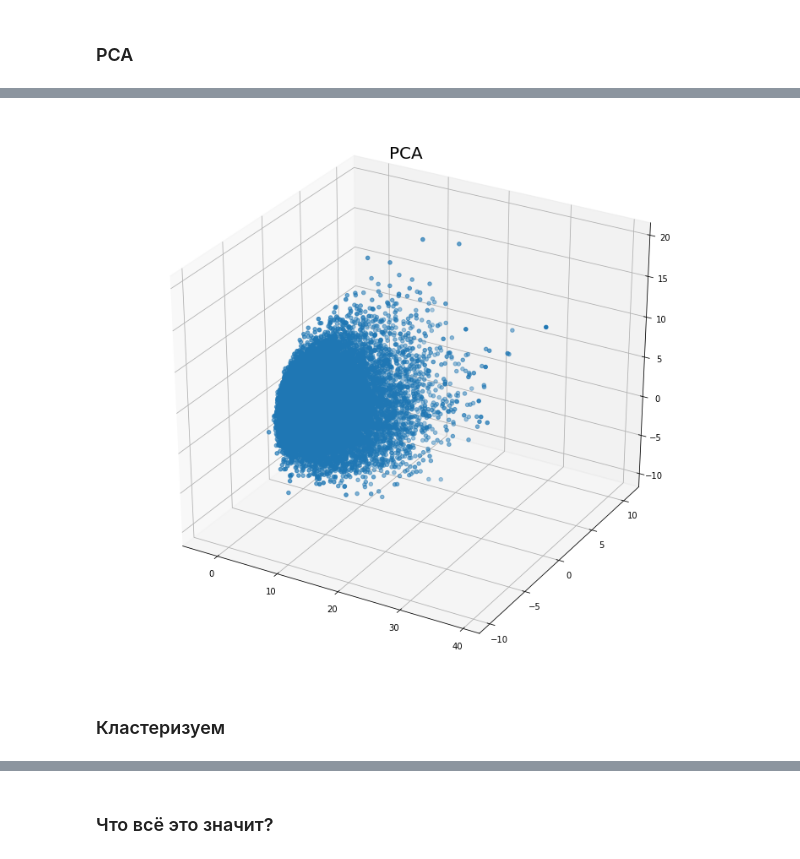
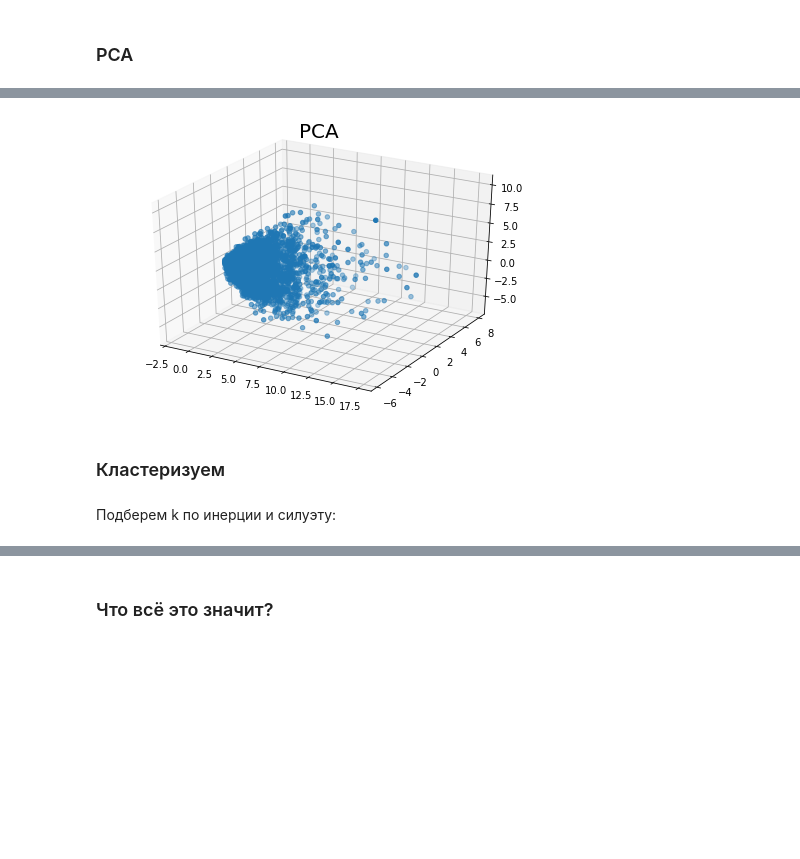
Before and after one commit to Dahuginn/HW_ML2020, a Jupyter notebook: [Mosina]HWProject_AnimeRecommendations.ipynb, the cells around one changed output, grey strips where cells are left out. Drawn from its saved outputs; the diff is of its cells as text; code cells hidden in the pictures; blank space fills up the shorter version.

```diff
--- a/[Mosina]HWProject_AnimeRecommendations.ipynb
+++ b/[Mosina]HWProject_AnimeRecommendations.ipynb
@@ -212,2 +165,9 @@ merged_clust['mean_rating'] = rating_mean['rating']
 # %%
 merged_clust.dropna(inplace=True)
+# %%
+rating_mean = rating.groupby(['user_id']).mean().reset_index()
+rating_mean['mean_rating'] = rating_mean['rating']
+rating_mean.drop(['anime_id','rating'],axis=1, inplace=True)
+merged_clust = pd.merge(merged_clust, rating_mean,on=['user_id','user_id'])
+merged_clust = merged_clust.drop(merged_clust[merged_clust['user_rating'] < merged_clust['mean_rating']].index)
+merged_clust.shape
@@ -223,3 +186,0 @@ merged_clust.head()
-# %%
-merged_clust = merged_clust.drop(merged_clust[merged_clust.user_rating < merged_clust.mean_rating].index)
-merged_clust.head()
@@ -239,3 +187,4 @@ merged_clust.head()
+# %%
+merged_clust_ = merged_clust[merged_clust['user_id'] <= 10000]
 # %%
-user_anime = pd.crosstab(merged['user_id'], merged['name'])
-user_anime.head()
+user_anime = pd.crosstab(merged_clust_['user_id'], merged_clust_['name'])
@@ -288,16 +223,16 @@ print(f'Было {user_anime.shape}, стало {ps.shape}')
 # %%
 tocluster = pd.DataFrame(ps[[0,1,2]])
-plt.rcParams['figure.figsize'] = (10, 9)
-
 
 fig = plt.figure()
 ax = Axes3D(fig)
 ax.scatter(tocluster[0], tocluster[2], tocluster[1])
 
 plt.title('PCA', fontsize=20)
 plt.show()
 # %% [output]
-[figure, old version]
+[figure, new version]
 # %% [markdown]
 ### Кластеризуем
+# %% [markdown]
+Подберем k по инерции и силуэту:
 # %%
```
Also changed, not shown: parts of 86 cells of this notebook.
